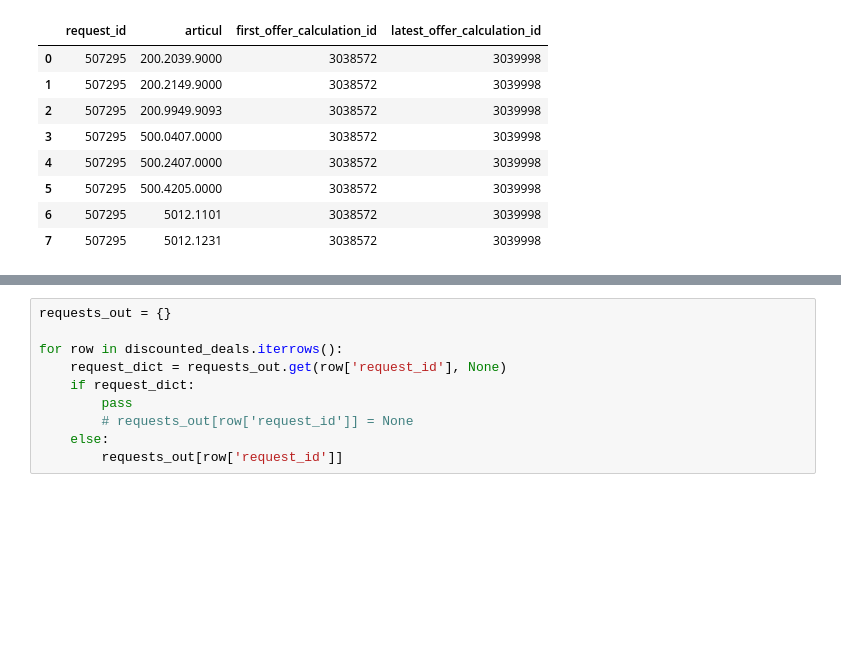
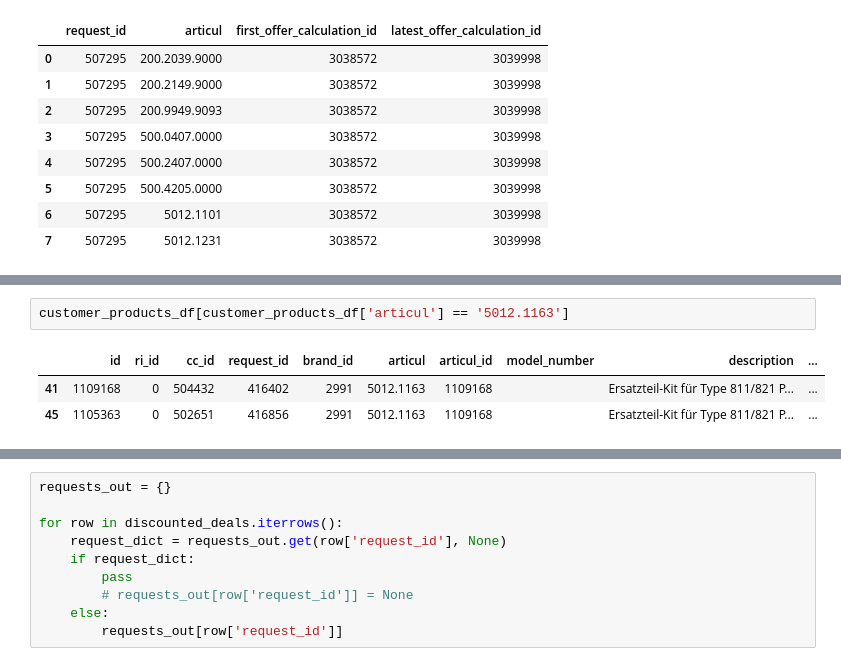
Before and after one commit to Valuamba/components_agent_sales, a Jupyter notebook: notebooks/famaga/DiscountProcessing_20240603.ipynb, the cells around one changed output, grey strips where cells are left out. Cells and saved outputs as stored; diff of their text form; blank space fills up the shorter version.

```diff
--- a/notebooks/famaga/DiscountProcessing_20240603.ipynb
+++ b/notebooks/famaga/DiscountProcessing_20240603.ipynb
@@ -429,0 +436,6 @@ discounted_deals
+# %%
+customer_products_df[customer_products_df['articul'] == '5012.1163']
+# %% [output]
+|  | id | ri_id | cc_id | request_id | brand_id | articul | articul_id | model_number | description | ... |
+| 41 | 1109168 | 0 | 504432 | 416402 | 2991 | 5012.1163 | 1109168 |  | Ersatzteil-Kit für Type 811/821 P... | ... |
+| 45 | 1105363 | 0 | 502651 | 416856 | 2991 | 5012.1163 | 1109168 |  | Ersatzteil-Kit für Type 811/821 P... | ... |
```
Also changed, not shown: parts of 7 cells of this notebook.
